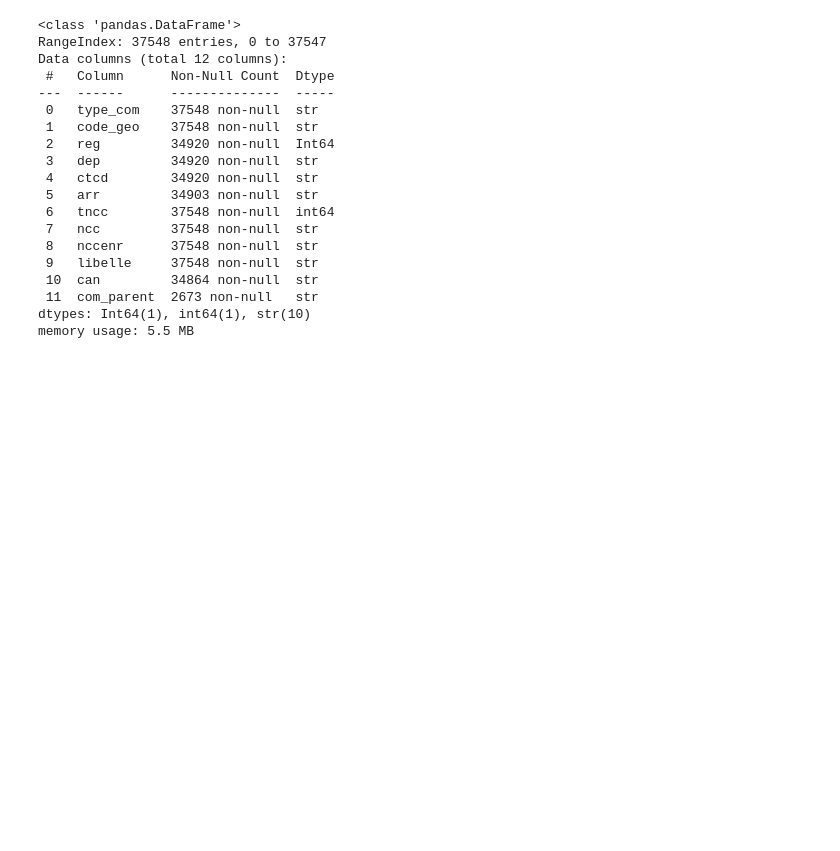
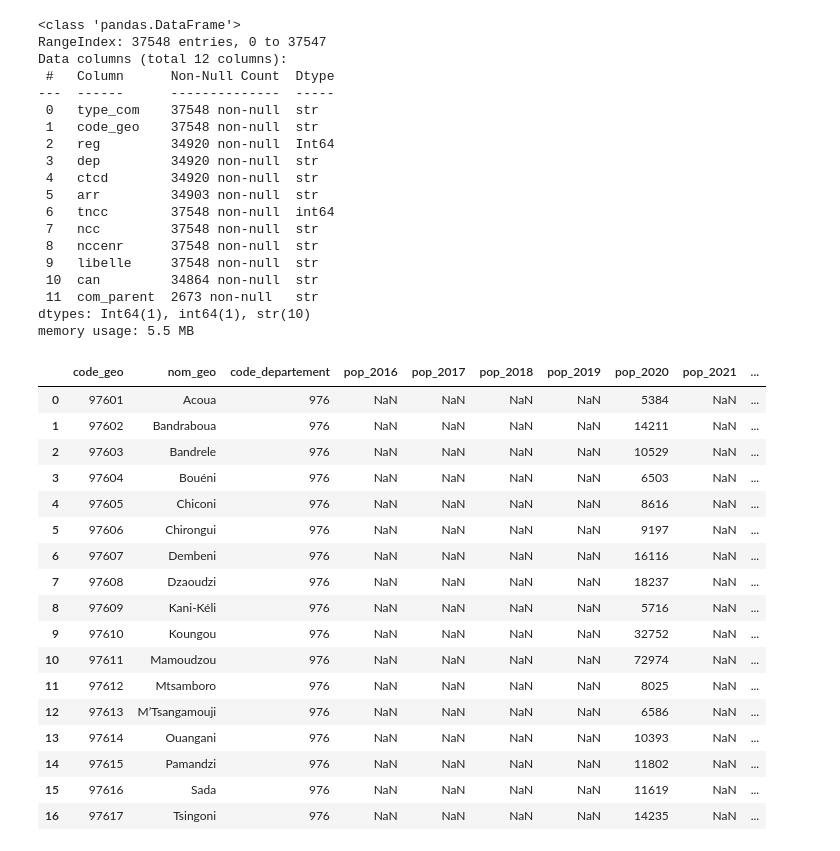
Before and after one commit to dataforgoodfr/14_PrixChangementClimatique, a Jupyter notebook: data/dbt_pipeline/models/silver/test.ipynb, the cells around one changed output. Cells and saved outputs as stored; diff of their text form; code cells hidden in the pictures; blank space fills up the shorter version.

```diff
--- a/data/dbt_pipeline/models/silver/test.ipynb
+++ b/data/dbt_pipeline/models/silver/test.ipynb
@@ -103,3 +103,25 @@ Data columns (total 12 columns):
  11  com_parent  2673 non-null   str
 dtypes: Int64(1), int64(1), str(10)
 memory usage: 5.5 MB
+# %%
+df_mayotte = pd.read_csv('../../pipeline_inputs/population_mayotte_2017.csv')
+df_mayotte
+# %% [output]
+|  | code_geo | nom_geo | code_departement | pop_2016 | pop_2017 | pop_2018 | pop_2019 | pop_2020 | pop_2021 | ... |
+| 0 | 97601 | Acoua | 976 | NaN | NaN | NaN | NaN | 5384 | NaN | ... |
+| 1 | 97602 | Bandraboua | 976 | NaN | NaN | NaN | NaN | 14211 | NaN | ... |
+| 2 | 97603 | Bandrele | 976 | NaN | NaN | NaN | NaN | 10529 | NaN | ... |
+| 3 | 97604 | Bouéni | 976 | NaN | NaN | NaN | NaN | 6503 | NaN | ... |
+| 4 | 97605 | Chiconi | 976 | NaN | NaN | NaN | NaN | 8616 | NaN | ... |
+| 5 | 97606 | Chirongui | 976 | NaN | NaN | NaN | NaN | 9197 | NaN | ... |
+| 6 | 97607 | Dembeni | 976 | NaN | NaN | NaN | NaN | 16116 | NaN | ... |
+| 7 | 97608 | Dzaoudzi | 976 | NaN | NaN | NaN | NaN | 18237 | NaN | ... |
+| 8 | 97609 | Kani-Kéli | 976 | NaN | NaN | NaN | NaN | 5716 | NaN | ... |
+| 9 | 97610 | Koungou | 976 | NaN | NaN | NaN | NaN | 32752 | NaN | ... |
+| 10 | 97611 | Mamoudzou | 976 | NaN | NaN | NaN | NaN | 72974 | NaN | ... |
+| 11 | 97612 | Mtsamboro | 976 | NaN | NaN | NaN | NaN | 8025 | NaN | ... |
+| 12 | 97613 | M’Tsangamouji | 976 | NaN | NaN | NaN | NaN | 6586 | NaN | ... |
+| 13 | 97614 | Ouangani | 976 | NaN | NaN | NaN | NaN | 10393 | NaN | ... |
+| 14 | 97615 | Pamandzi | 976 | NaN | NaN | NaN | NaN | 11802 | NaN | ... |
+| 15 | 97616 | Sada | 976 | NaN | NaN | NaN | NaN | 11619 | NaN | ... |
+| 16 | 97617 | Tsingoni | 976 | NaN | NaN | NaN | NaN | 14235 | NaN | ... |
```
Also changed, not shown: parts of 1 cell of this notebook, 2 other files.
